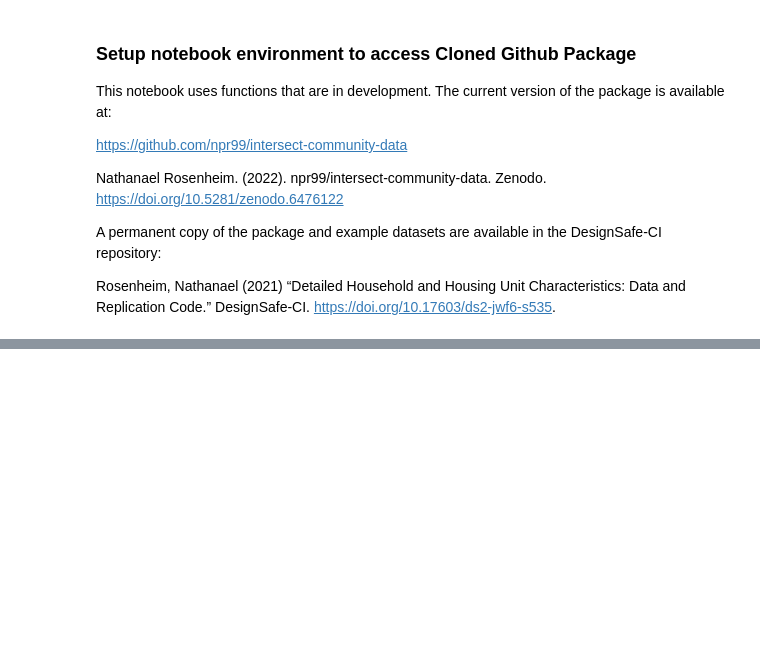
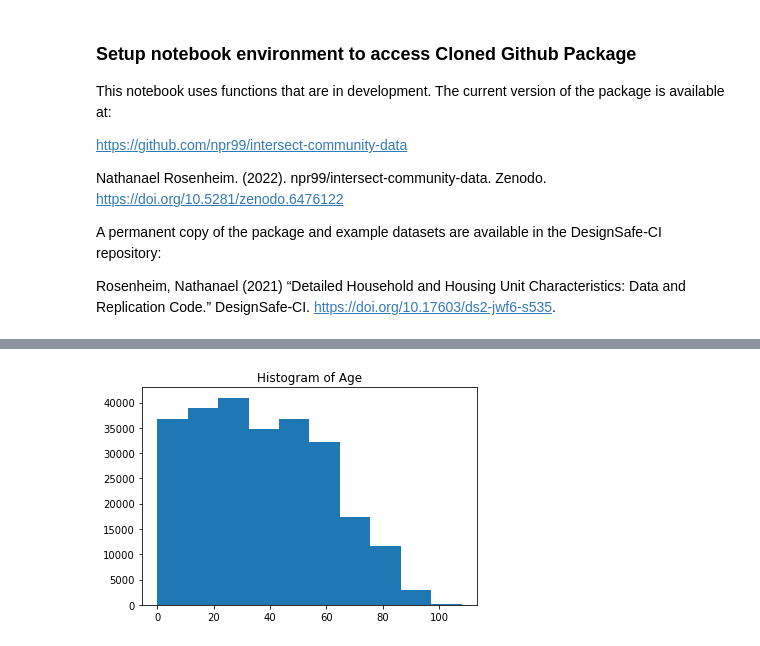
Before and after one commit to npr99/intersect-community-data, a Jupyter notebook: ncoda_07dv1_run_PREC_workflow.ipynb, the cells around one changed output, grey strips where cells are left out. Cells and saved outputs as stored; diff of their text form; code cells hidden in the pictures; blank space fills up the shorter version.

Commit message:
missing 80-85 fixed - next fix hist #20

```diff
--- a/ncoda_07dv1_run_PREC_workflow.ipynb
+++ b/ncoda_07dv1_run_PREC_workflow.ipynb
@@ -163,0 +263,7 @@ PopResultsTable.pop_results_table(
+# %%
+import matplotlib.pyplot as plt
+plt.hist(prec_df['randagePCT12'])
+plt.title("Histogram of Age")
+plt.show()
+# %% [output]
+[figure, added]
```
Also changed, not shown: parts of 11 cells of this notebook.
